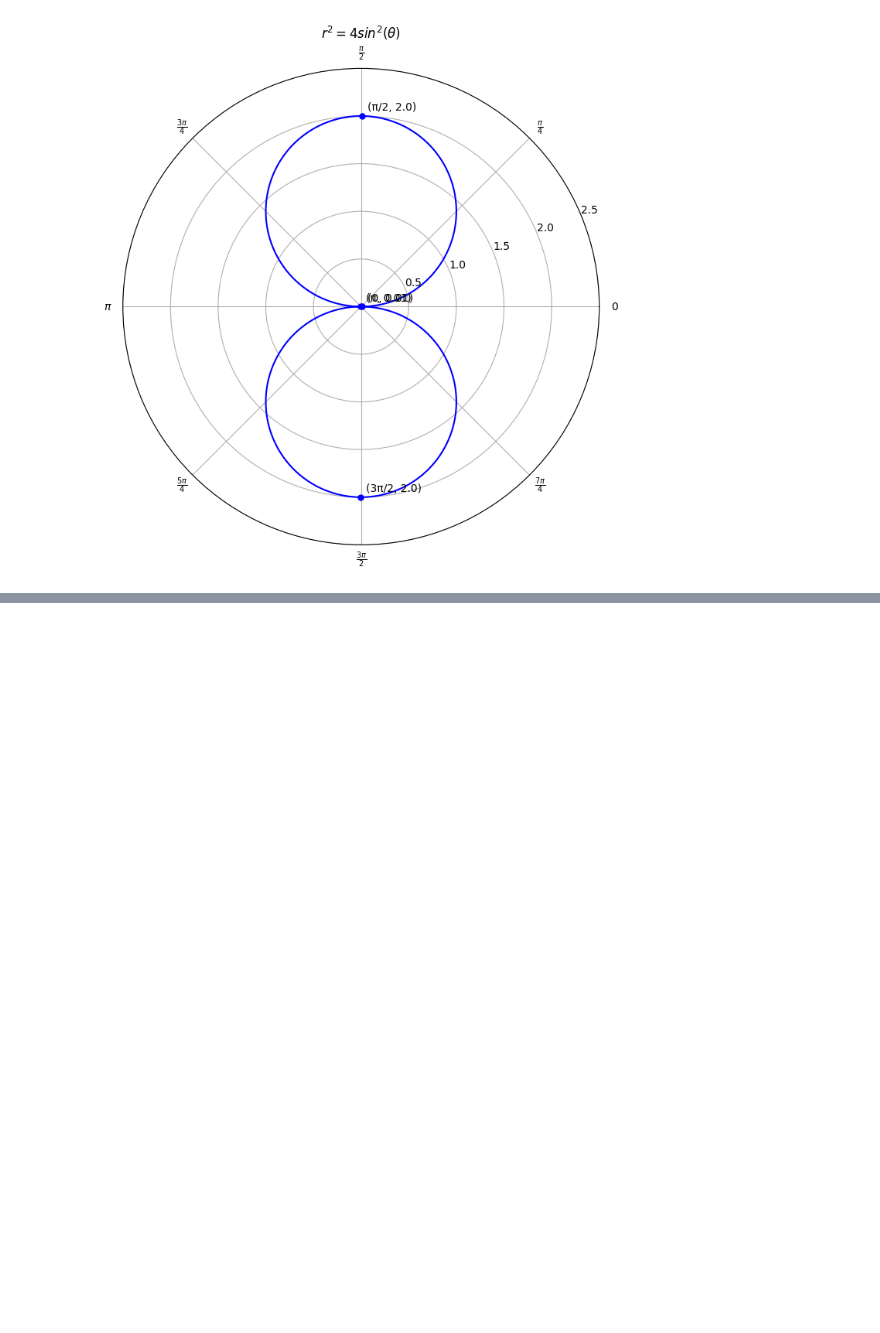
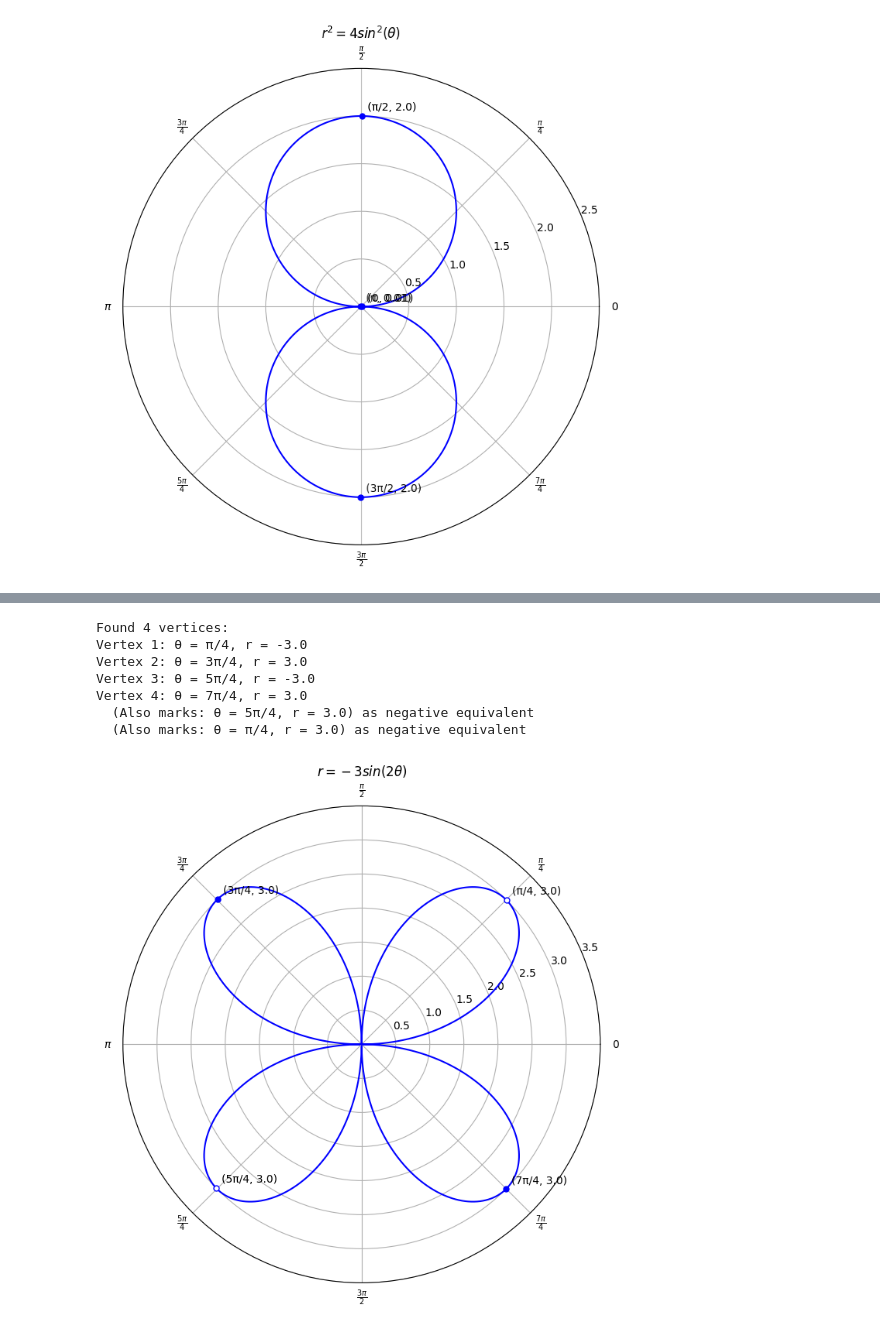
Before and after one commit to seanjiangsh/math-practice, a Jupyter notebook: pre-calculus/pre-calculus.ipynb, the cells around one changed output, grey strips where cells are left out. Cells and saved outputs as stored; diff of their text form; code cells hidden in the pictures; blank space fills up the shorter version.

```diff
--- a/pre-calculus/pre-calculus.ipynb
+++ b/pre-calculus/pre-calculus.ipynb
@@ -255,0 +300,17 @@ Vertex 4: θ = 3π/2, r = 2.0
+# %%
+# r = -3 * sin(2θ)
+title = "$r = -3sin(2\\theta)$"
+equation = lambda theta: -3 * np.sin(2 * theta)
+limits = (0, 3.5)
+
+# Create the polar plot
+plot_polar_equation(title, equation, limits=limits, handle_negative_r=True)
+# %% [output]
+Found 4 vertices:
+Vertex 1: θ = π/4, r = -3.0
+Vertex 2: θ = 3π/4, r = 3.0
+Vertex 3: θ = 5π/4, r = -3.0
+Vertex 4: θ = 7π/4, r = 3.0
+  (Also marks: θ = 5π/4, r = 3.0) as negative equivalent
+  (Also marks: θ = π/4, r = 3.0) as negative equivalent
+[figure, added]
```
Also changed, not shown: parts of 15 cells of this notebook, 1 other file.
